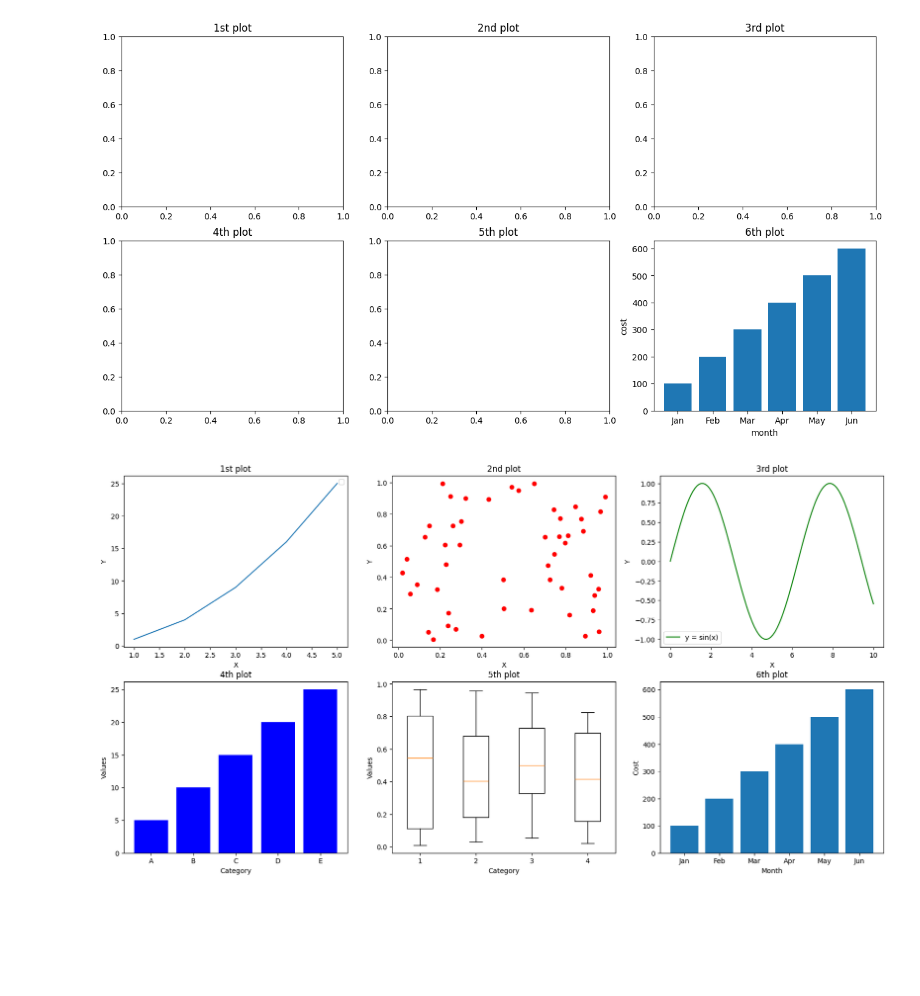
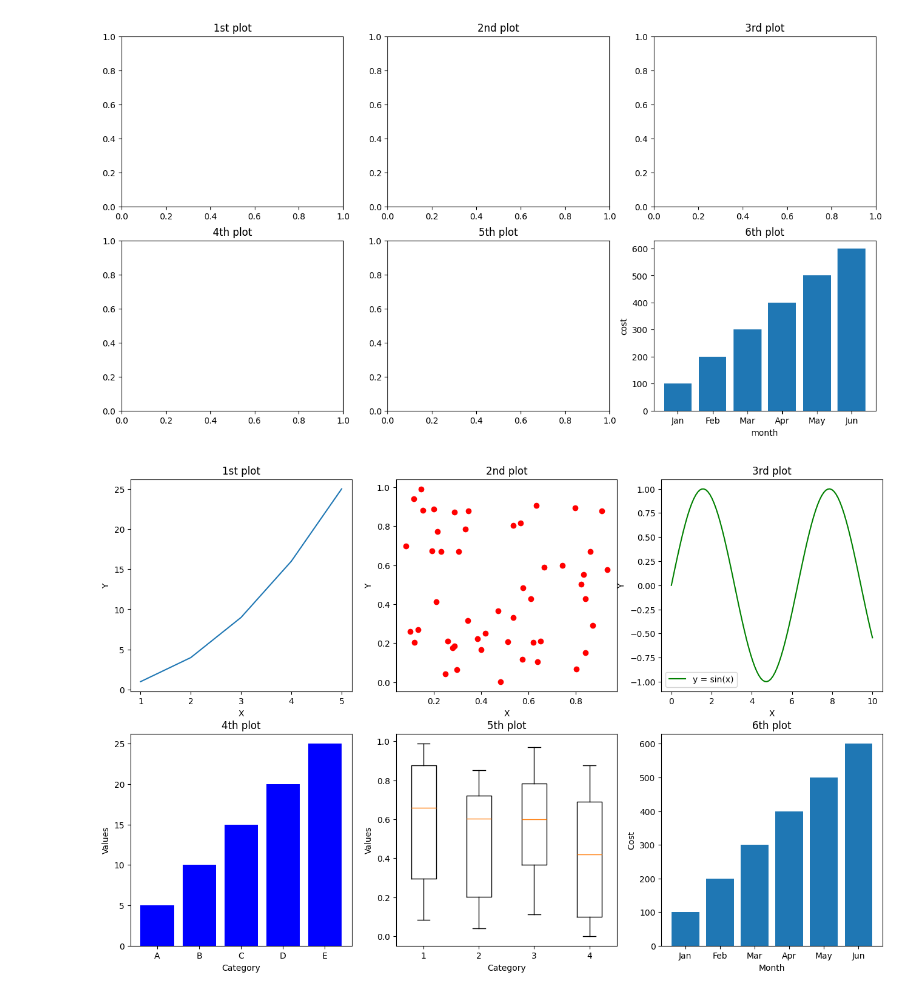
Before and after one commit to Lsoeun/2501_PYTHON, a Jupyter notebook: Day16/ex02.ipynb, the cells around one changed output. Drawn from its saved outputs; the diff is of its cells as text; code cells hidden in the pictures; blank space fills up the shorter version.

```diff
--- a/Day16/ex02.ipynb
+++ b/Day16/ex02.ipynb
@@ -152,15 +152,14 @@ import numpy as np
 # 2x3 크기의 서브플롯 생성
 fig, ((ax1, ax2, ax3), (ax4, ax5, ax6)) = plt.subplots(nrows=2, ncols=3)
 
-# 서브플롯 크기 설정 (가로 20인치, 세로 10인치)
-fig.set_size_inches(20, 10)
+# 서브플롯 크기 설정 (가로 16인치, 세로 10인치)
+fig.set_size_inches(16, 10)
 
 # 첫 번째 서브플롯 (선 그래프)
 x1 = [1, 2, 3, 4, 5]
 y1 = [1, 4, 9, 16, 25]
 ax1.plot(x1, y1)
 ax1.set(title="1st plot", xlabel="X", ylabel="Y")
-ax1.legend()  # 범례 추가
 
 # 두 번째 서브플롯 (산점도)
 x2 = np.random.rand(50)  # 50개의 랜덤 x값
@@ -168,31 +167,31 @@ y2 = np.random.rand(50)  # 50개의 랜덤 y값
 ax2.scatter(x2, y2, color='r')  # 산점도 그래프
 ax2.set(title="2nd plot", xlabel="X", ylabel="Y")
 
 # 세 번째 서브플롯 (선 그래프)
 x3 = np.linspace(0, 10, 100)  # 0부터 10까지 100개의 점 생성
 y3 = np.sin(x3)  # y = sin(x)
 ax3.plot(x3, y3, label="y = sin(x)", color='g')
 ax3.set(title="3rd plot", xlabel="X", ylabel="Y")
 ax3.legend()  # 범례 추가
 
 # 네 번째 서브플롯 (막대 그래프)
 x4 = ['A', 'B', 'C', 'D', 'E']
 y4 = [5, 10, 15, 20, 25]
 ax4.bar(x4, y4, color='b')  # 막대 그래프
 ax4.set(title="4th plot", xlabel="Category", ylabel="Values")
 
 # 다섯 번째 서브플롯 (박스 플롯)
 data = np.random.rand(10, 4)  # 10개의 데이터셋을 4개씩
 ax5.boxplot(data)  # 박스 플롯
 ax5.set(title="5th plot", xlabel="Category", ylabel="Values")
 
 # 여섯 번째 서브플롯 (막대 그래프, x축과 y축 레이블 설정)
 x6 = ['Jan', 'Feb', 'Mar', 'Apr', 'May', 'Jun']
 y6 = [100, 200, 300, 400, 500, 600]
 ax6.set(xlabel='Month', ylabel='Cost', title="6th plot")
 ax6.bar(x6, y6)  # 여섯 번째 서브플롯에 막대 그래프
 
 # 그래프 출력
 plt.show()  # 모든 서브플롯을 화면에 출력
 # %% [output]
-[figure, old version]
+[figure, new version]
```
